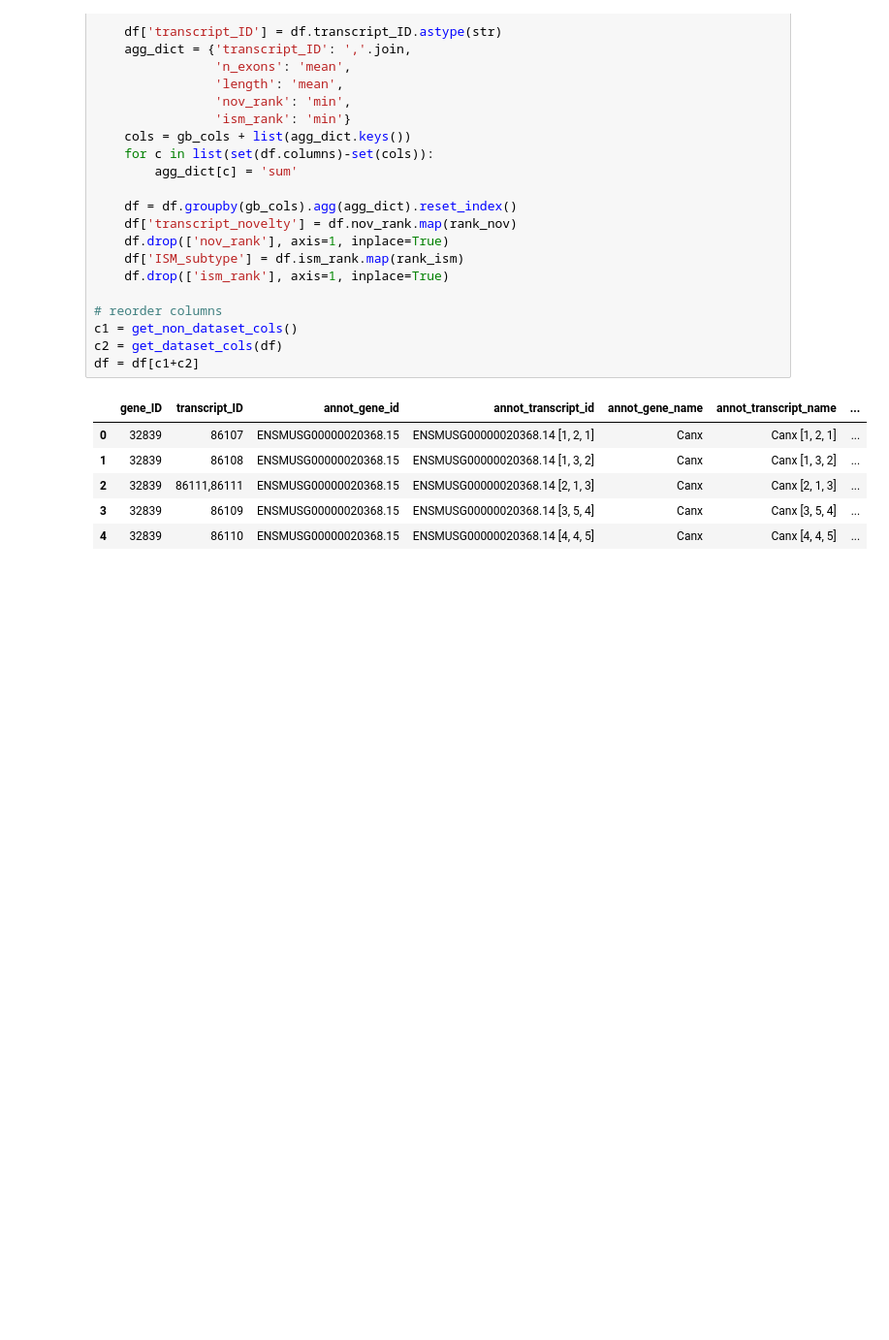
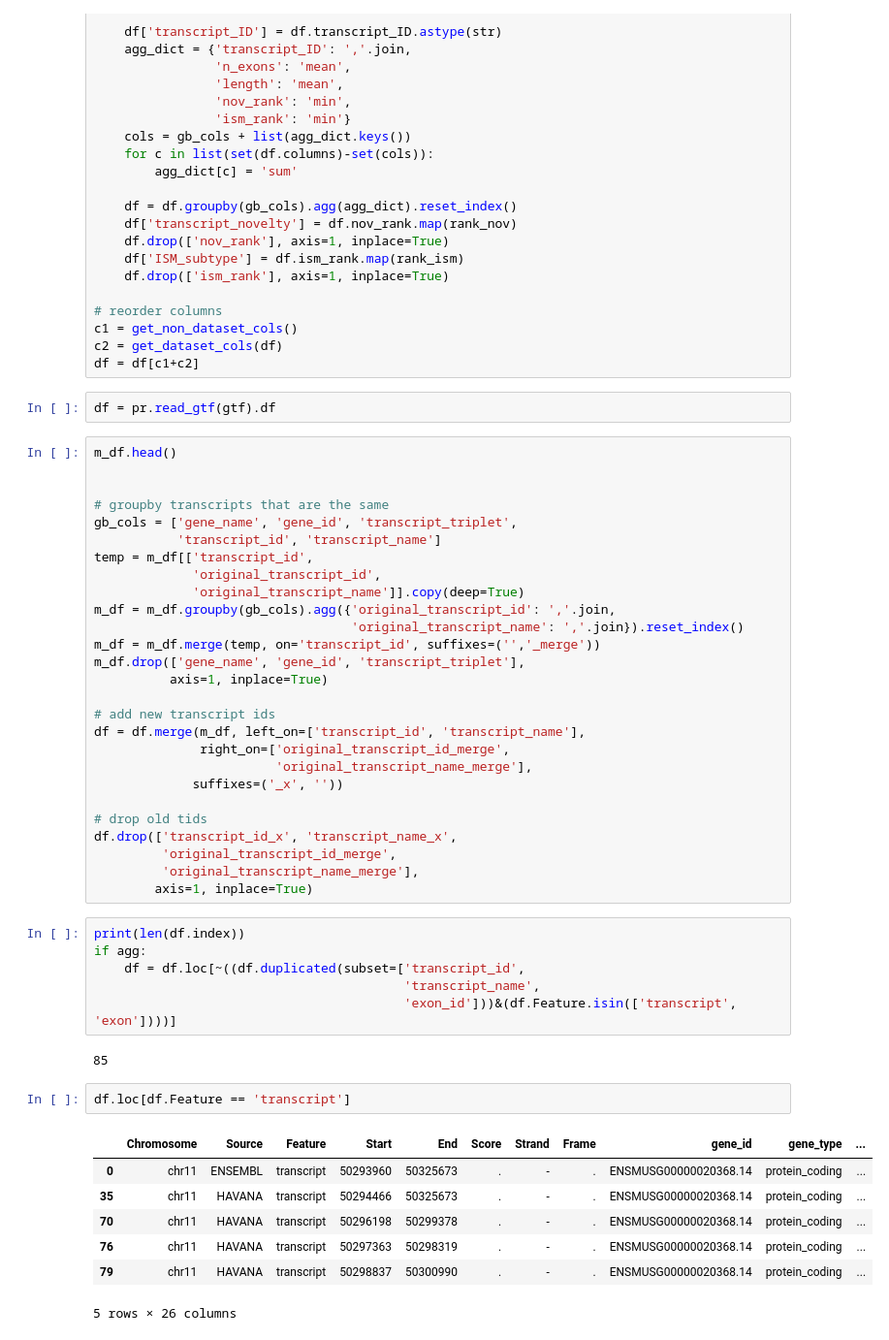
Before and after one commit to mortazavilab/cerberus, a Jupyter notebook: dev.ipynb, the cells around one changed output. Shown at 97% size. Saved outputs shown, nothing was run; the diff lists cells and outputs as text; blank space fills up the shorter version.

```diff
--- a/dev.ipynb
+++ b/dev.ipynb
@@ -405,10 +405,49 @@ c1 = get_non_dataset_cols()
 c2 = get_dataset_cols(df)
 df = df[c1+c2]
 # %%
+df = pr.read_gtf(gtf).df
-# %% [output]
-|  | gene_ID | transcript_ID | annot_gene_id | annot_transcript_id | annot_gene_name | annot_transcript_name | ... |
-| 0 | 32839 | 86107 | ENSMUSG00000020368.15 | ENSMUSG00000020368.14 [1, 2, 1] | Canx | Canx [1, 2, 1] | ... |
-| 1 | 32839 | 86108 | ENSMUSG00000020368.15 | ENSMUSG00000020368.14 [1, 3, 2] | Canx | Canx [1, 3, 2] | ... |
-| 2 | 32839 | 86111,86111 | ENSMUSG00000020368.15 | ENSMUSG00000020368.14 [2, 1, 3] | Canx | Canx [2, 1, 3] | ... |
-| 3 | 32839 | 86109 | ENSMUSG00000020368.15 | ENSMUSG00000020368.14 [3, 5, 4] | Canx | Canx [3, 5, 4] | ... |
-| 4 | 32839 | 86110 | ENSMUSG00000020368.15 | ENSMUSG00000020368.14 [4, 4, 5] | Canx | Canx [4, 4, 5] | ... |
+# %%
+m_df.head()
+
+
+# groupby transcripts that are the same
+gb_cols = ['gene_name', 'gene_id', 'transcript_triplet',
+           'transcript_id', 'transcript_name']
+temp = m_df[['transcript_id',
+             'original_transcript_id',
+             'original_transcript_name']].copy(deep=True)
+m_df = m_df.groupby(gb_cols).agg({'original_transcript_id': ','.join,
+                                  'original_transcript_name': ','.join}).reset_index()
+m_df = m_df.merge(temp, on='transcript_id', suffixes=('','_merge'))
+m_df.drop(['gene_name', 'gene_id', 'transcript_triplet'],
+          axis=1, inplace=True)
+
+# add new transcript ids
+df = df.merge(m_df, left_on=['transcript_id', 'transcript_name'],
+              right_on=['original_transcript_id_merge',
+                        'original_transcript_name_merge'],
+             suffixes=('_x', ''))
+
+# drop old tids
+df.drop(['transcript_id_x', 'transcript_name_x',
+         'original_transcript_id_merge',
+         'original_transcript_name_merge'],
+        axis=1, inplace=True)
+# %%
+print(len(df.index))
+if agg:
+    df = df.loc[~((df.duplicated(subset=['transcript_id',
+                                         'transcript_name',
+                                         'exon_id']))&(df.Feature.isin(['transcript', 'exon'])))]
+# %% [output]
+85
+# %%
+df.loc[df.Feature == 'transcript']
+# %% [output]
+|  | Chromosome | Source | Feature | Start | End | Score | Strand | Frame | gene_id | gene_type | ... |
+| 0 | chr11 | ENSEMBL | transcript | 50293960 | 50325673 | . | - | . | ENSMUSG00000020368.14 | protein_coding | ... |
+| 35 | chr11 | HAVANA | transcript | 50294466 | 50325673 | . | - | . | ENSMUSG00000020368.14 | protein_coding | ... |
+| 70 | chr11 | HAVANA | transcript | 50296198 | 50299378 | . | - | . | ENSMUSG00000020368.14 | protein_coding | ... |
+| 76 | chr11 | HAVANA | transcript | 50297363 | 50298319 | . | - | . | ENSMUSG00000020368.14 | protein_coding | ... |
+| 79 | chr11 | HAVANA | transcript | 50298837 | 50300990 | . | - | . | ENSMUSG00000020368.14 | protein_coding | ... |
+5 rows × 26 columns
```
